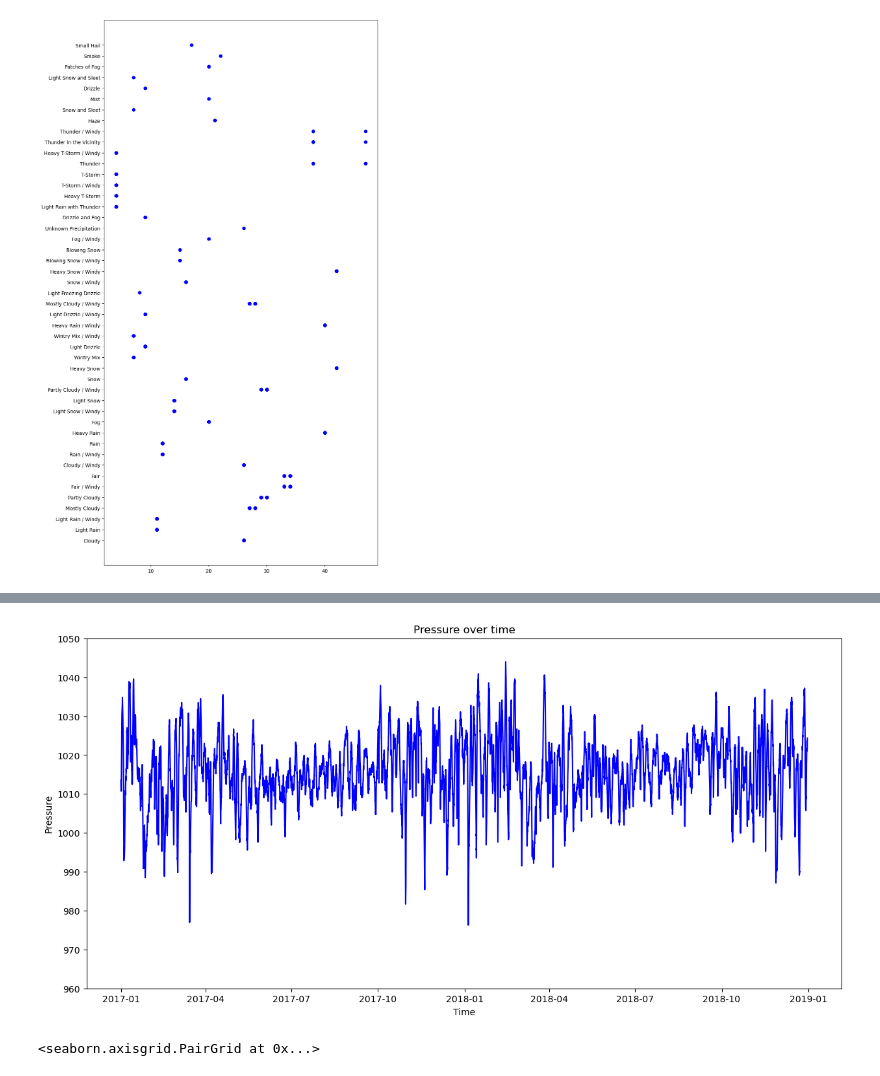
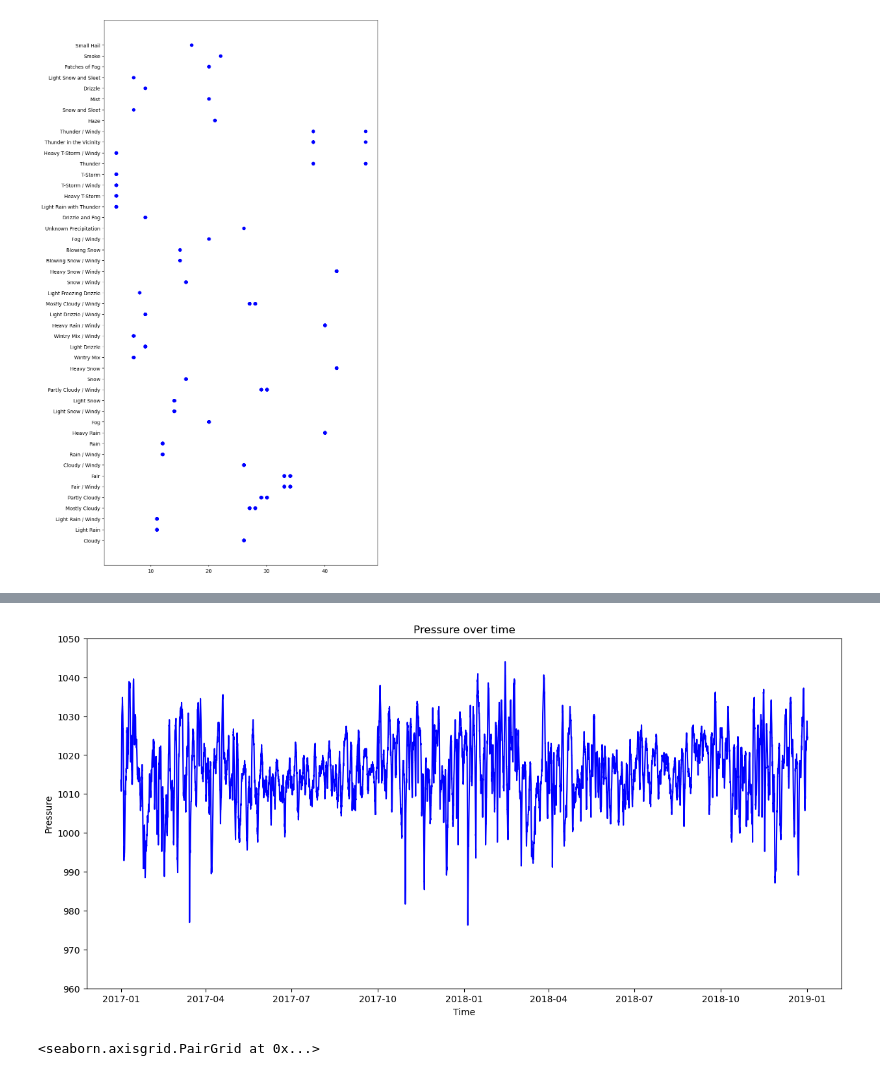
Before and after one commit to Oxford012/DDT, a Jupyter notebook: Florian/weatherCleaning.ipynb, the cells around one changed output, grey strips where cells are left out. Drawn from its saved outputs; the diff is of its cells as text; code cells hidden in the pictures.

```diff
--- a/Florian/weatherCleaning.ipynb
+++ b/Florian/weatherCleaning.ipynb
@@ -136,13 +135,13 @@ fig, ax = plt.subplots(figsize=(15,7))
 # %%
 #plot pressure over time
 fig, ax = plt.subplots(figsize=(15,7))
-ax.plot(weather1718['timestamp'], weather1718['pressure'], color='blue')
+ax.plot(weather['timestamp'], weather['pressure'], color='blue')
 ax.set_ylim(960,1050)
 ax.set_xlabel('Time')
 ax.set_ylabel('Pressure')
 ax.set_title('Pressure over time')
 plt.show()
 # %% [output]
-[figure, old version]
+[figure, new version]
 # %%
 import seaborn as sns
```
Also changed, not shown: parts of 11 cells of this notebook.
